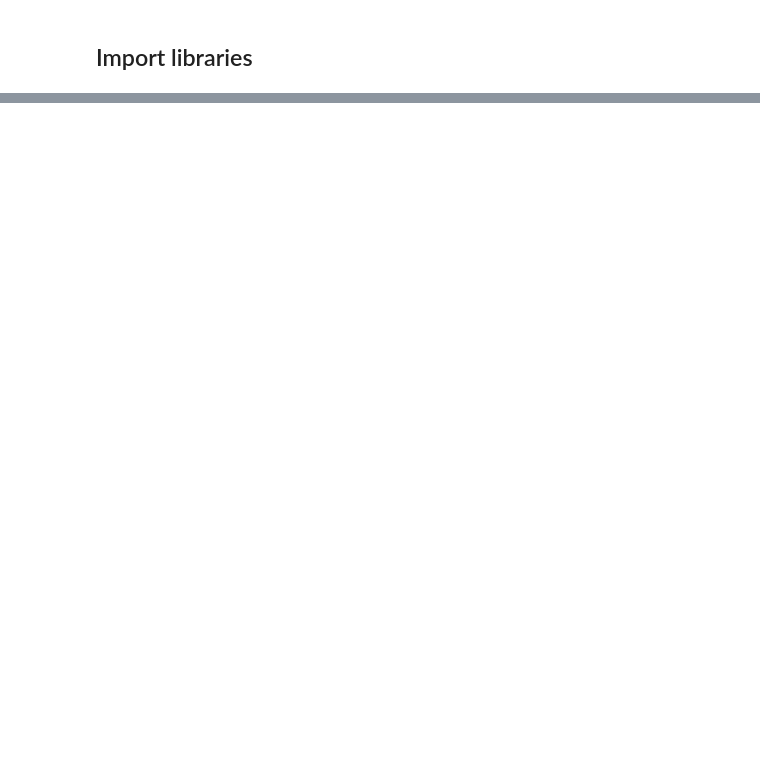
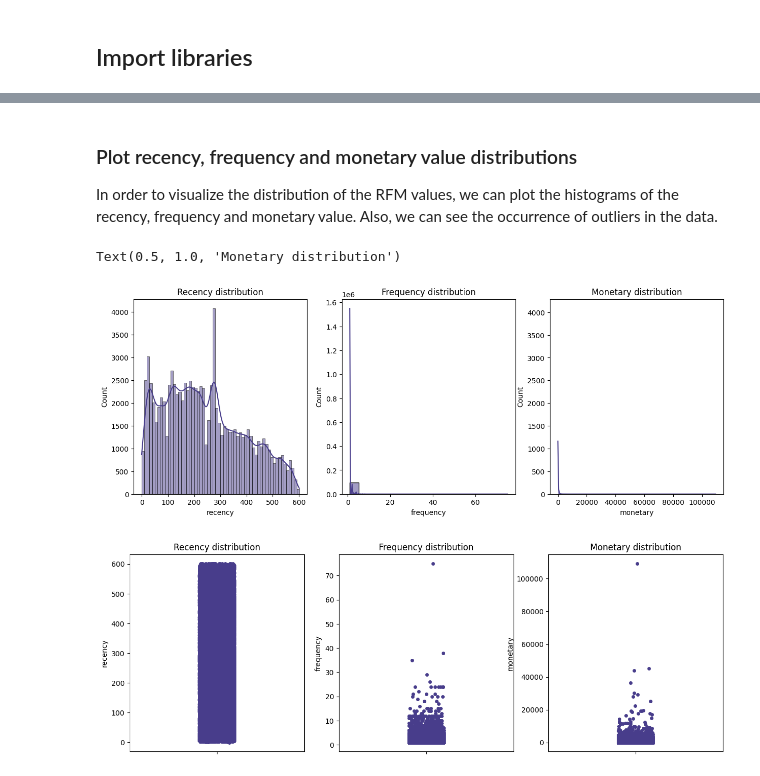
Before and after one commit to galvaowesley/ollist_brazilian_ecommerce_products_recommendation_system, a Jupyter notebook: customer_segmentation_and_products_recommentation.ipynb, the cells around one changed output, grey strips where cells are left out. Cells and saved outputs as stored; diff of their text form; code cells hidden in the pictures; blank space fills up the shorter version.

```diff
--- a/customer_segmentation_and_products_recommentation.ipynb
+++ b/customer_segmentation_and_products_recommentation.ipynb
@@ -32,0 +398,4 @@ Requirement already satisfied: six>=1.5 in /usr/local/lib/python3.10/dist-packag
+# %%
+# Get last transaction date to help calculate Recency
+max_trans_date = max(order_merged_filtered.order_purchase_timestamp).date()
+max_trans_date
@@ -32,0 +408,12 @@ Requirement already satisfied: six>=1.5 in /usr/local/lib/python3.10/dist-packag
+# %%
+
+# Group orders by customer_unique_id and aggregating by the sum of payment_value, count of product_id and the last purchase date
+customers_rfm = order_merged_filtered.groupby('customer_unique_id').agg(
+    {
+    # difference between the last purchase date and the last transaction date
+    'order_purchase_timestamp': lambda x:(datetime.strptime(str(max_trans_date),'%Y-%m-%d') - x.max()).days,
+    'product_id': lambda x:len(x), # count of product_id
+    'payment_value': lambda x:sum(x)} # sum of payment_value
+    )
+# renaming the columns
+customers_rfm.columns = ['recency', 'frequency', 'monetary']
@@ -32,0 +430,31 @@ Requirement already satisfied: six>=1.5 in /usr/local/lib/python3.10/dist-packag
+# %% [markdown]
+### Plot recency, frequency and monetary value distributions
+
+In order to visualize the distribution of the RFM values, we can plot the histograms of the recency, frequency and monetary value. Also, we can see the occurrence of outliers in the data.
+# %%
+# Plot histograms
+fig, ax = plt.subplots(1, 3, figsize=(15, 5))
+# Plotting the Recency distribution
+sns.histplot(customers_rfm['recency'], kde=True, ax=ax[0], color='darkslateblue')
+ax[0].set_title('Recency distribution')
+
+sns.histplot(customers_rfm['frequency'], kde=True, ax=ax[1], color='darkslateblue')
+ax[1].set_title('Frequency distribution')
+
+sns.histplot(customers_rfm['monetary'], kde=True, ax=ax[2], color='darkslateblue')
+ax[2].set_title('Monetary distribution')
+
+# Plot stripplot
+fig, ax = plt.subplots(1, 3, figsize=(15, 5))
+sns.stripplot(data=customers_rfm['recency'], ax=ax[0], color='darkslateblue')
+ax[0].set_title('Recency distribution')
+
+sns.stripplot(data=customers_rfm['frequency'], ax=ax[1], color='darkslateblue')
+ax[1].set_title('Frequency distribution')
+
+sns.stripplot(data=customers_rfm['monetary'], ax=ax[2], color='darkslateblue')
+ax[2].set_title('Monetary distribution')
+# %% [output]
+Text(0.5, 1.0, 'Monetary distribution')
+[figure, added]
+[figure, added]
```
Also changed, not shown: parts of 63 cells of this notebook.
